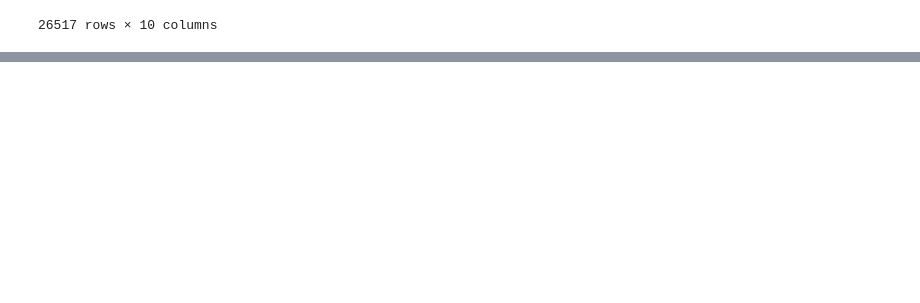
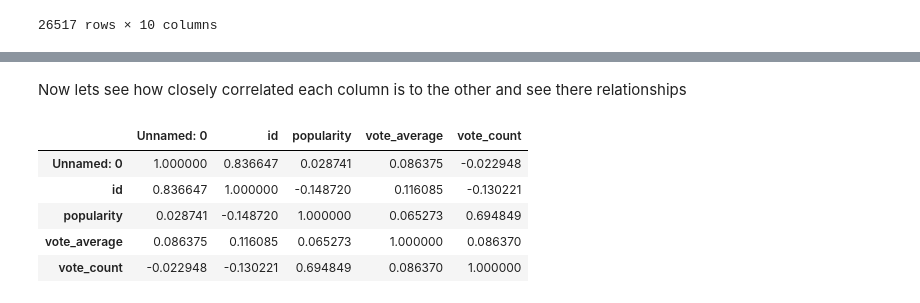
Before and after one commit to Salahudin654/Movie-Creation-Project, a Jupyter notebook: student.ipynb, the cells around one changed output, grey strips where cells are left out. Saved outputs shown, nothing was run; the diff lists cells and outputs as text; code cells hidden in the pictures; blank space fills up the shorter version.

```diff
--- a/student.ipynb
+++ b/student.ipynb
@@ -104,0 +123,11 @@ df
+# %% [markdown]
+Now lets see how closely correlated each column is to the other and see there relationships
+# %%
+df.corr()
+# %% [output]
+|  | Unnamed: 0 | id | popularity | vote_average | vote_count |
+| Unnamed: 0 | 1.000000 | 0.836647 | 0.028741 | 0.086375 | -0.022948 |
+| id | 0.836647 | 1.000000 | -0.148720 | 0.116085 | -0.130221 |
+| popularity | 0.028741 | -0.148720 | 1.000000 | 0.065273 | 0.694849 |
+| vote_average | 0.086375 | 0.116085 | 0.065273 | 1.000000 | 0.086370 |
+| vote_count | -0.022948 | -0.130221 | 0.694849 | 0.086370 | 1.000000 |
```
Also changed, not shown: parts of 9 cells of this notebook.
